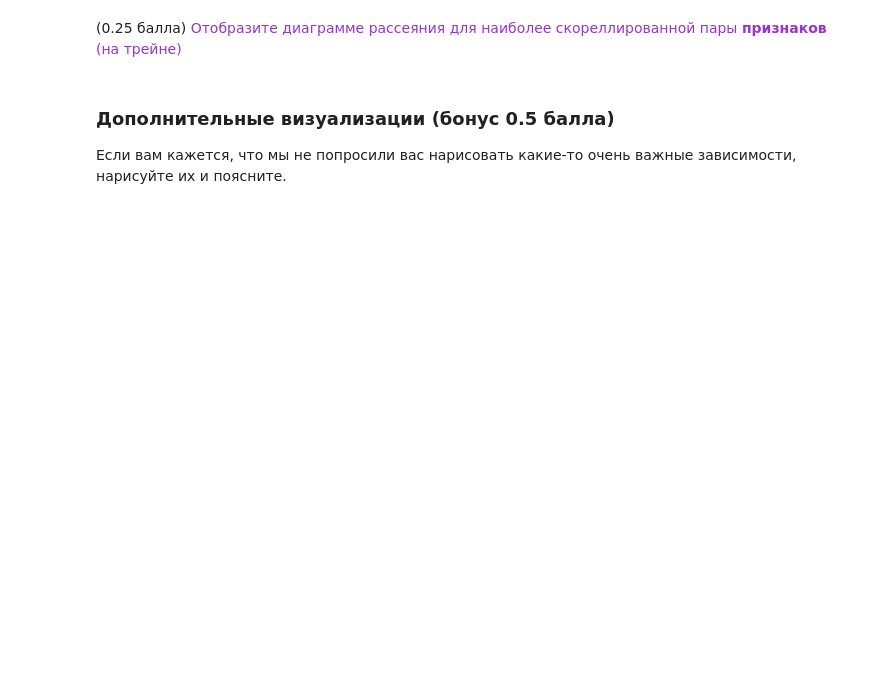
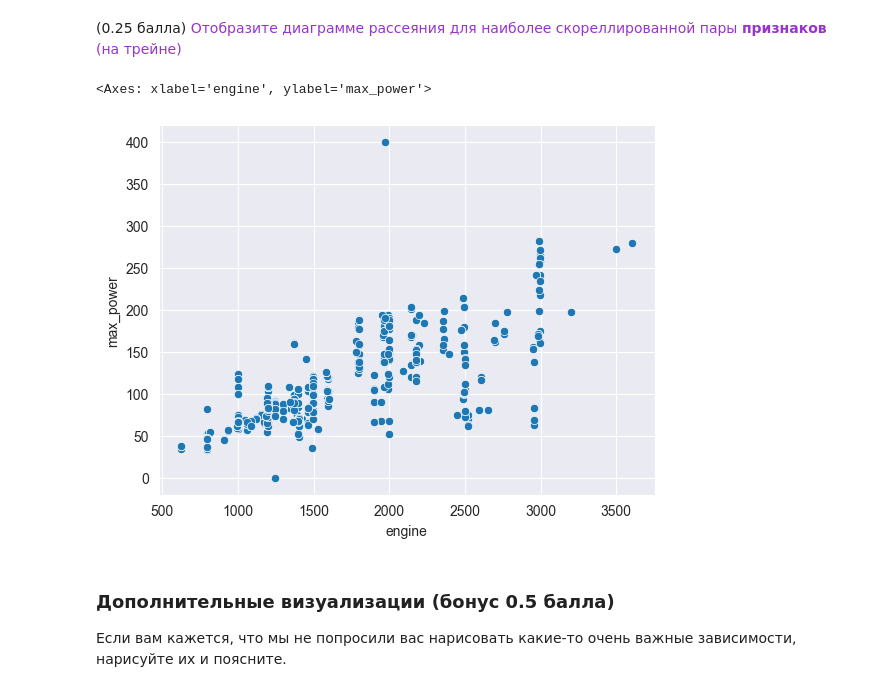
Before and after one commit to TiunovNN/hse-ml-homeworks, a Jupyter notebook: homework1/HW1_Regression_with_inference.ipynb, the cells around one changed output. Cells and saved outputs as stored; diff of their text form; code cells hidden in the pictures; blank space fills up the shorter version.

```diff
--- a/homework1/HW1_Regression_with_inference.ipynb
+++ b/homework1/HW1_Regression_with_inference.ipynb
@@ -363,3 +359,8 @@ df_test[columns] = df_test[columns].astype('int')
+# %%
+sns.scatterplot(df_train, x='engine', y='max_power')
+# %% [output]
+<Axes: xlabel='engine', ylabel='max_power'>
+[figure, added]
 # %% [markdown]
 ### Дополнительные визуализации (бонус 0.5 балла)
 
```
Also changed, not shown: parts of 36 cells of this notebook.
